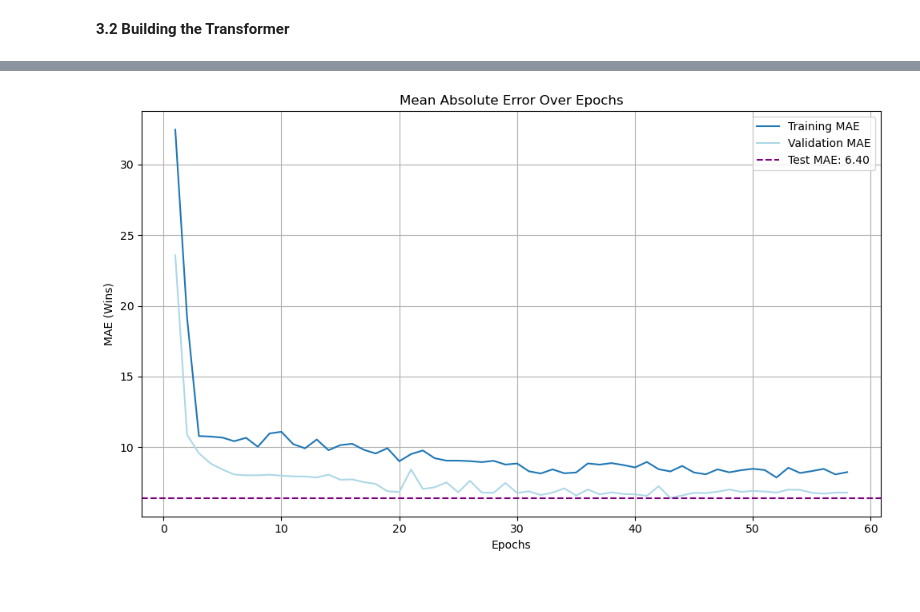
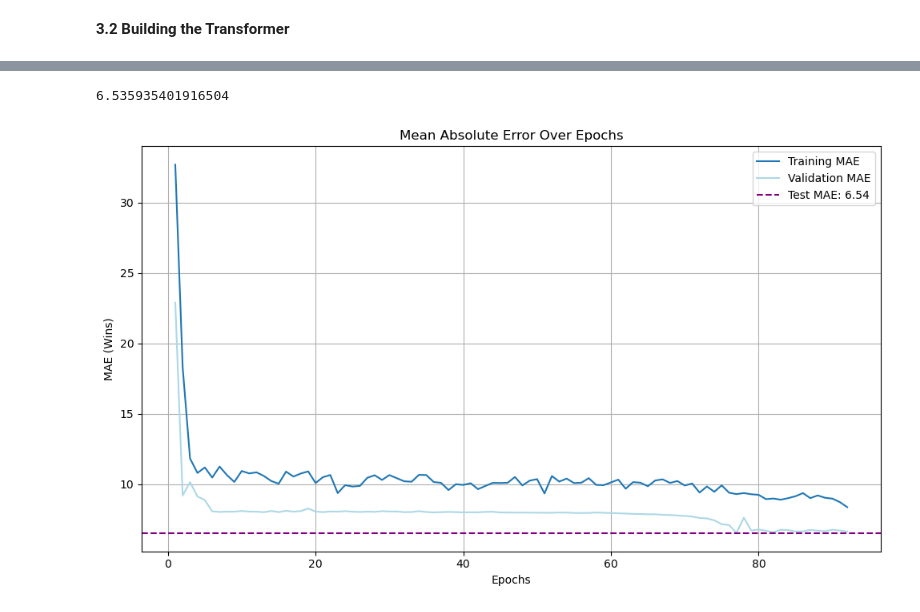
Before and after one commit to JZ-17/NESSIS, a Jupyter notebook: NESSIS.ipynb, the cells around one changed output, grey strips where cells are left out. Drawn from its saved outputs; the diff is of its cells as text; code cells hidden in the pictures.

```diff
--- a/NESSIS.ipynb
+++ b/NESSIS.ipynb
@@ -809,7 +981,7 @@ for i in range(len(dataframes)):
         'FG_Per_Game', 'FGA_Per_Game', 'FG%_Per_Game',
         '3P_Per_Game', '3PA_Per_Game', '3P%_Per_Game',
         '2P_Per_Game', '2PA_Per_Game', '2P%_Per_Game',
-        'eFG%_Per_Game', 'FT_Per_Game', 'FTA_Per_Game', 'FT%_Per_Game',
+        'FT_Per_Game', 'FTA_Per_Game', 'FT%_Per_Game',
         'ORB_Per_Game', 'DRB_Per_Game', 'TRB_Per_Game',
         'AST_Per_Game', 'STL_Per_Game', 'BLK_Per_Game',
         'TOV_Per_Game', 'PF_Per_Game', 'PTS_Per_Game',
@@ -818,7 +990,7 @@ for i in range(len(dataframes)):
         'FG_Per_36', 'FGA_Per_36', 'FG%_Per_36',
         '3P_Per_36', '3PA_Per_36', '3P%_Per_36',
         '2P_Per_36', '2PA_Per_36', '2P%_Per_36',
-        'eFG%_Per_36', 'FT_Per_36', 'FTA_Per_36', 'FT%_Per_36',
+        'FT_Per_36', 'FTA_Per_36', 'FT%_Per_36',
         'ORB_Per_36', 'DRB_Per_36', 'TRB_Per_36',
         'AST_Per_36', 'STL_Per_36', 'BLK_Per_36',
         'TOV_Per_36', 'PF_Per_36', 'PTS_Per_36',
@@ -842,7 +1014,10 @@ for i in range(len(dataframes)):
         # Plus Stats
         '2P%', '3P%', 'eFG%', 'FT%',
         'FG+', '2P+', '3P+', 'eFG+', 'FT+', 'TS+',
-        'FTr+', '3PAr+', 'FG Add', 'TS Add'
+        'FTr+', '3PAr+', 'FG Add', 'TS Add',
+
+        #Totals
+        'Total_FG', 'Total_FGA', 'Total_3P', 'Total_3PA', 'Total_2P', 'Total_2PA', 'Total_FT', 'Total_FTA', 'Total_ORB', 'Total_DRB', 'Total_TRB', 'Total_AST', 'Total_STL', 'Total_BLK', 'Total_TOV', 'Total_PF', 'Total_PTS', 'Trp-Dbl'
     ]
 
     # Ensure all columns exist before reordering
@@ -863,22 +1038,28 @@ Index(['Player', 'Pos', 'Age', 'Height', 'Weight', 'DraftNumber', 'Origin',
 average_heights = [74.5, 76.5, 78.4, 80.2, 82.3]
 average_weights = [183, 200, 213, 230, 240]
 
-# Assign height and weight based on position if NaN and 'Unknwown' to DraftNumber and Origin if NaN
+valid_positions = ['PG', 'SG', 'SF', 'PF', 'C']
+
 for i in range(len(dataframes)):
     df = dataframes[i]
 
-    # Fill NaN heights and weights based on position
+    # Fill NaN height
     df['Height'] = df.apply(
-        lambda row: average_heights[['PG', 'SG', 'SF', 'PF', 'C'].index(row['Pos'])] if pd.isna(row['Height']) else row['Height'],
+        lambda row: average_heights[valid_positions.index(row['Pos'])]
+        if pd.isna(row['Height']) and row['Pos'] in valid_positions
+        else (0 if pd.isna(row['Height']) else row['Height']),
         axis=1
     )
 
+    # Fill NaN weight
     df['Weight'] = df.apply(
-        lambda row: average_weights[['PG', 'SG', 'SF', 'PF', 'C'].index(row['Pos'])] if pd.isna(row['Weight']) else row['Weight'],
+        lambda row: average_weights[valid_positions.index(row['Pos'])]
+        if pd.isna(row['Weight']) and row['Pos'] in valid_positions
+        else (0 if pd.isna(row['Weight']) else row['Weight']),
         axis=1
     )
 
-    # Fill NaN DraftNumber and Origin with 'Unknown'
+    # Fill missing categorical values with 'Unknown'
     df['DraftNumber'] = df['DraftNumber'].fillna('Unknown')
     df['Origin'] = df['Origin'].fillna('Unknown')
 
@@ -885,0 +1088,6 @@ for i in range(len(dataframes)):
+# %%
+for i, df in enumerate(dataframes):
+    unknown_rows = df[df['Player'] == 'Unknown']
+    if not unknown_rows.empty:
+        print(f"Season {i}: {len(unknown_rows)} rows with Name == 'Unknown'")
+        display(unknown_rows)
@@ -992,17 +1225,17 @@ for season_idx, df in enumerate(dataframes):
     selected_cols = categorical_cols + df.select_dtypes(include=np.number).columns.tolist()
     team_matrix = df[selected_cols].to_numpy()
 
-    # Split into 30 teams × 12 players
+    # Split into 30 teams × 15 players
     for team_idx in range(30):
-        start = team_idx * 12
-        end = start + 12
+        start = team_idx * 15
+        end = start + 15
         team_roster = team_matrix[start:end]
-        if team_roster.shape == (12, team_matrix.shape[1]):
+        if team_roster.shape == (15, team_matrix.shape[1]):
             roster_sequences.append(team_roster)
             win_targets.append(wins_lists[season_idx][team_idx])
 
 # Final arrays
-X_seq = np.array(roster_sequences) # Shape: (300, 12, num_features)
+X_seq = np.array(roster_sequences) # Shape: (300, 15, num_features)
 y_wins = np.array(win_targets) # Shape: (300,)
 # %%
 print("Shape of X_seq:", X_seq.shape)
@@ -1102,26 +1326,31 @@ Restoring model weights from the end of the best epoch: 43.
+# %%
+# Get test MAE
+test_mae = model.evaluate(X_val, y_val, verbose=0)[1]
+print(test_mae)
+# %% [output]
+6.535935401916504
 # %%
 import matplotlib.pyplot as plt
 
 # Extract MAE from history
 train_mae = history.history['mae']
 val_mae = history.history['val_mae']
 epochs = range(1, len(train_mae) + 1)
 
 # Plot
 plt.figure(figsize=(10, 6))
 plt.plot(epochs, train_mae, label='Training MAE')
 plt.plot(epochs, val_mae, label='Validation MAE', color='lightblue')
 
-# If you have a final test MAE
-test_mae = 6.4  # Replace with your actual test MAE
+test_mae = 6.54
 plt.axhline(y=test_mae, color='purple', linestyle='--', label=f'Test MAE: {test_mae:.2f}')
 
 plt.title('Mean Absolute Error Over Epochs')
 plt.xlabel('Epochs')
 plt.ylabel('MAE (Wins)')
 plt.legend()
 plt.grid(True)
 plt.tight_layout()
 plt.show()
 # %% [output]
-[figure, old version]
+[figure, new version]
```
Also changed, not shown: parts of 30 cells of this notebook, 12 other files.
